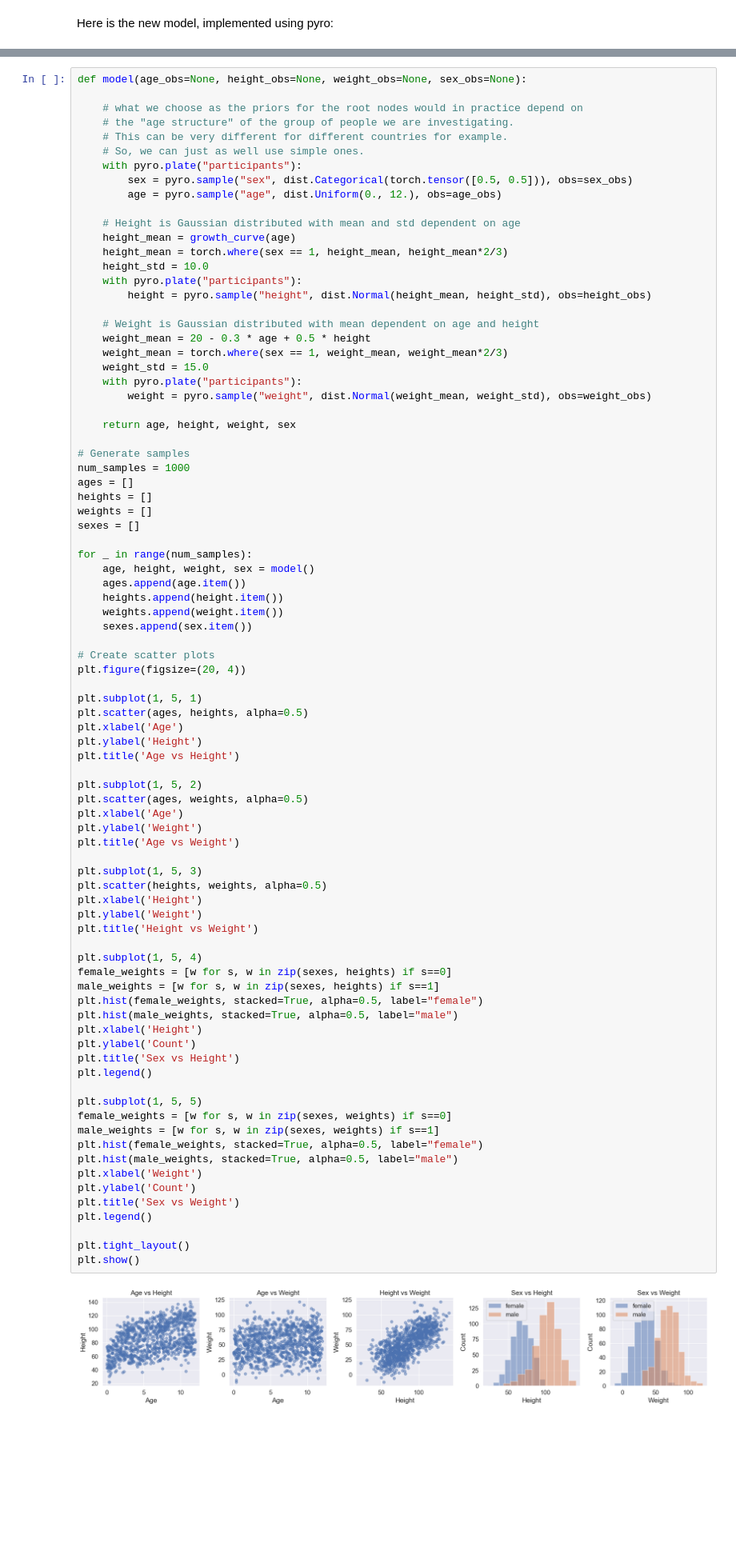
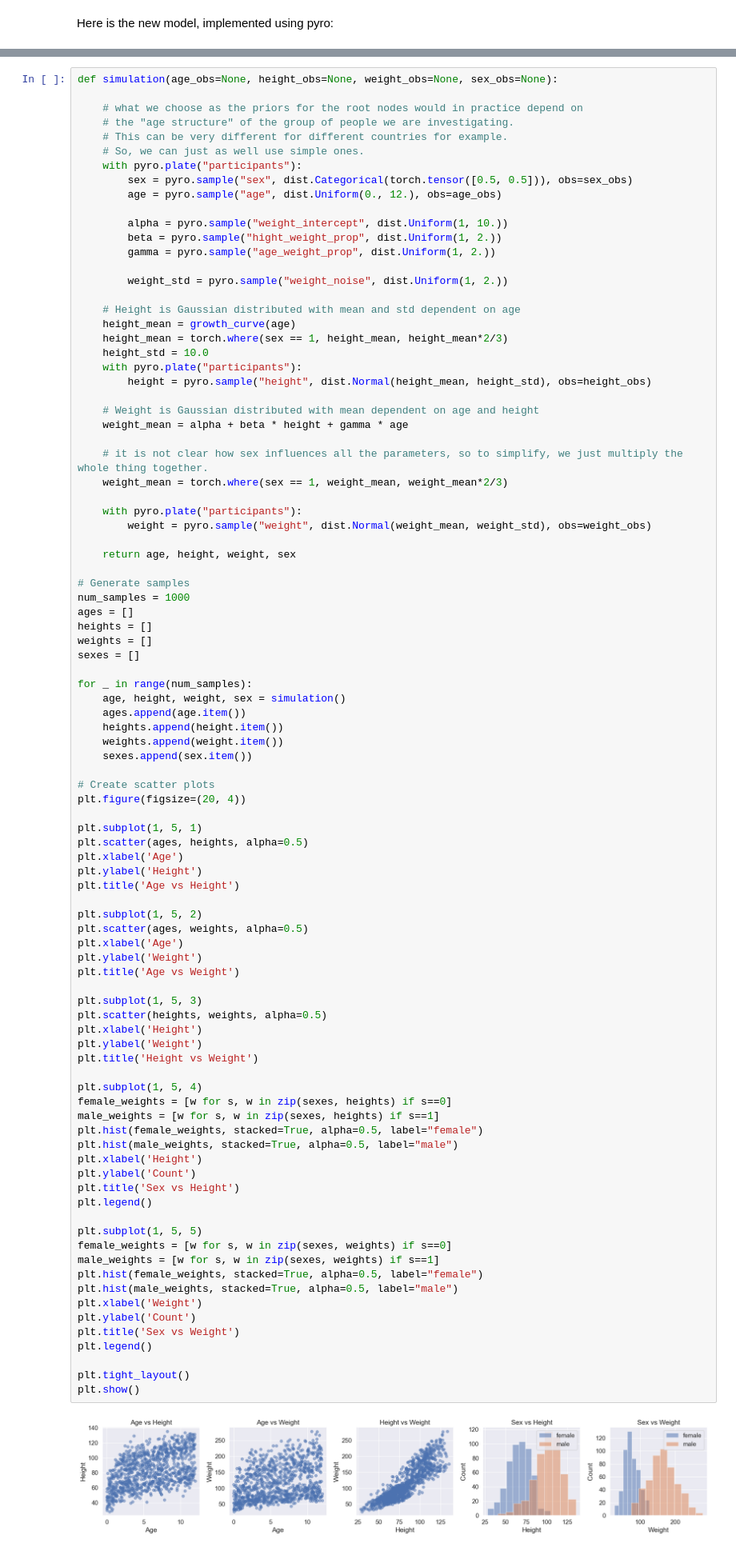
Before and after one commit to milosen/rethinking-pyro, a Jupyter notebook: homework_2025/h2.ipynb, the cells around one changed output, grey strips where cells are left out. Shown: that part at 80% size. Cells and saved outputs as stored; diff of their text form; blank space fills up the shorter version.

```diff
--- a/homework_2025/h2.ipynb
+++ b/homework_2025/h2.ipynb
@@ -151,5 +153,5 @@ plt.ylim(50, 180)
 # %%
-def model(age_obs=None, height_obs=None, weight_obs=None, sex_obs=None):
+def simulation(age_obs=None, height_obs=None, weight_obs=None, sex_obs=None):
 
     # what we choose as the priors for the root nodes would in practice depend on
     # the "age structure" of the group of people we are investigating.
@@ -159,6 +161,12 @@ def model(age_obs=None, height_obs=None, weight_obs=None, sex_obs=None):
         sex = pyro.sample("sex", dist.Categorical(torch.tensor([0.5, 0.5])), obs=sex_obs)
         age = pyro.sample("age", dist.Uniform(0., 12.), obs=age_obs)
 
+        alpha = pyro.sample("weight_intercept", dist.Uniform(1, 10.))
+        beta = pyro.sample("hight_weight_prop", dist.Uniform(1, 2.))
+        gamma = pyro.sample("age_weight_prop", dist.Uniform(1, 2.))
+
+        weight_std = pyro.sample("weight_noise", dist.Uniform(1, 2.))
+
     # Height is Gaussian distributed with mean and std dependent on age
     height_mean = growth_curve(age)
     height_mean = torch.where(sex == 1, height_mean, height_mean*2/3)
@@ -167,9 +175,11 @@ def model(age_obs=None, height_obs=None, weight_obs=None, sex_obs=None):
         height = pyro.sample("height", dist.Normal(height_mean, height_std), obs=height_obs)
 
     # Weight is Gaussian distributed with mean dependent on age and height
-    weight_mean = 20 - 0.3 * age + 0.5 * height
+    weight_mean = alpha + beta * height + gamma * age
+
+    # it is not clear how sex influences all the parameters, so to simplify, we just multiply the whole thing together.
     weight_mean = torch.where(sex == 1, weight_mean, weight_mean*2/3)
-    weight_std = 15.0
+
     with pyro.plate("participants"):
         weight = pyro.sample("weight", dist.Normal(weight_mean, weight_std), obs=weight_obs)
 
@@ -183,7 +193,7 @@ weights = []
 sexes = []
 
 for _ in range(num_samples):
-    age, height, weight, sex = model()
+    age, height, weight, sex = simulation()
     ages.append(age.item())
     heights.append(height.item())
     weights.append(weight.item())
@@ -206,31 +216,31 @@ plt.title('Age vs Weight')
 
 plt.subplot(1, 5, 3)
 plt.scatter(heights, weights, alpha=0.5)
 plt.xlabel('Height')
 plt.ylabel('Weight')
 plt.title('Height vs Weight')
 
 plt.subplot(1, 5, 4)
 female_weights = [w for s, w in zip(sexes, heights) if s==0]
 male_weights = [w for s, w in zip(sexes, heights) if s==1]
 plt.hist(female_weights, stacked=True, alpha=0.5, label="female")
 plt.hist(male_weights, stacked=True, alpha=0.5, label="male")
 plt.xlabel('Height')
 plt.ylabel('Count')
 plt.title('Sex vs Height')
 plt.legend()
 
 plt.subplot(1, 5, 5)
 female_weights = [w for s, w in zip(sexes, weights) if s==0]
 male_weights = [w for s, w in zip(sexes, weights) if s==1]
 plt.hist(female_weights, stacked=True, alpha=0.5, label="female")
 plt.hist(male_weights, stacked=True, alpha=0.5, label="male")
 plt.xlabel('Weight')
 plt.ylabel('Count')
 plt.title('Sex vs Weight')
 plt.legend()
 
 plt.tight_layout()
 plt.show()
 # %% [output]
-[figure, old version]
+[figure, new version]
```
Also changed, not shown: parts of 6 cells of this notebook.
